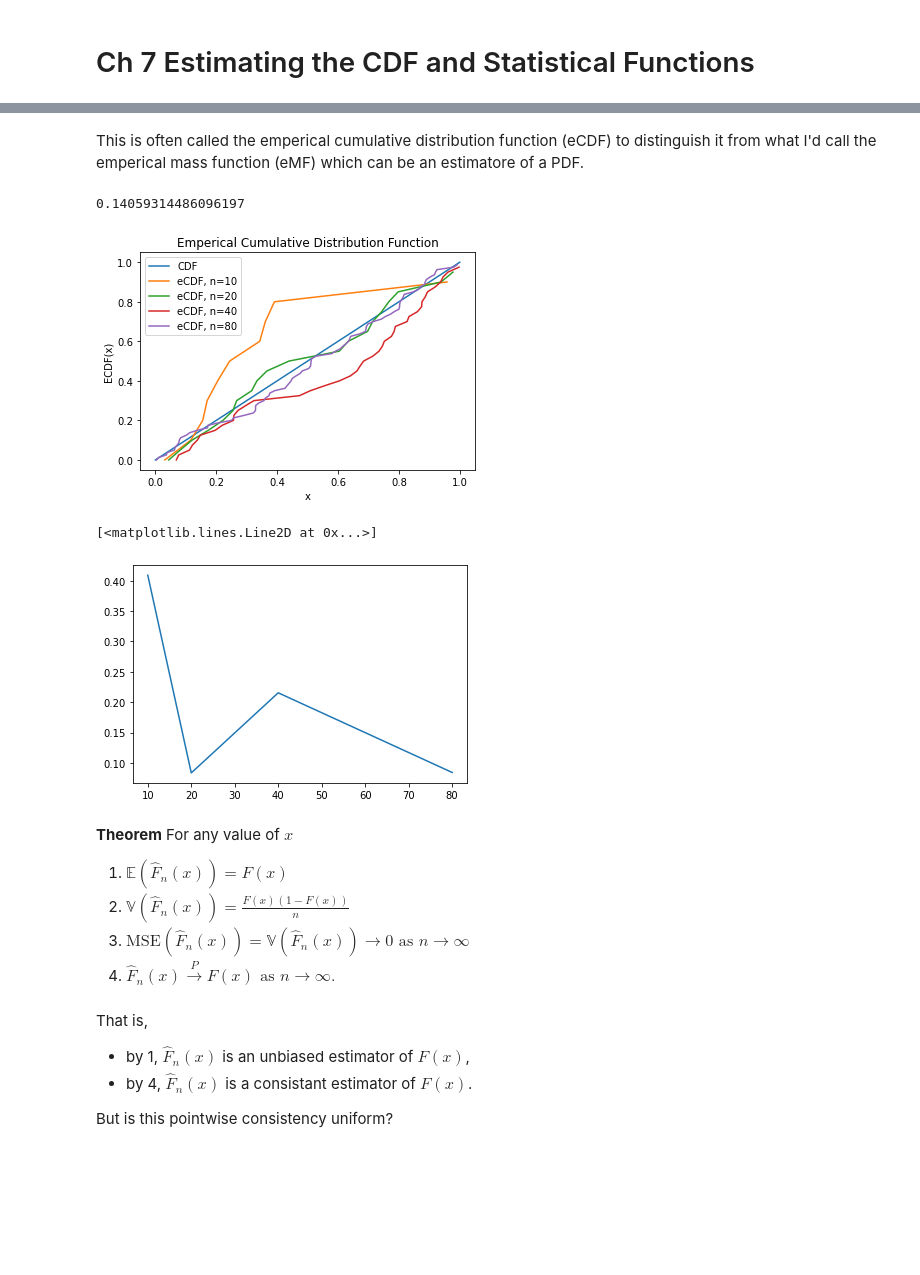
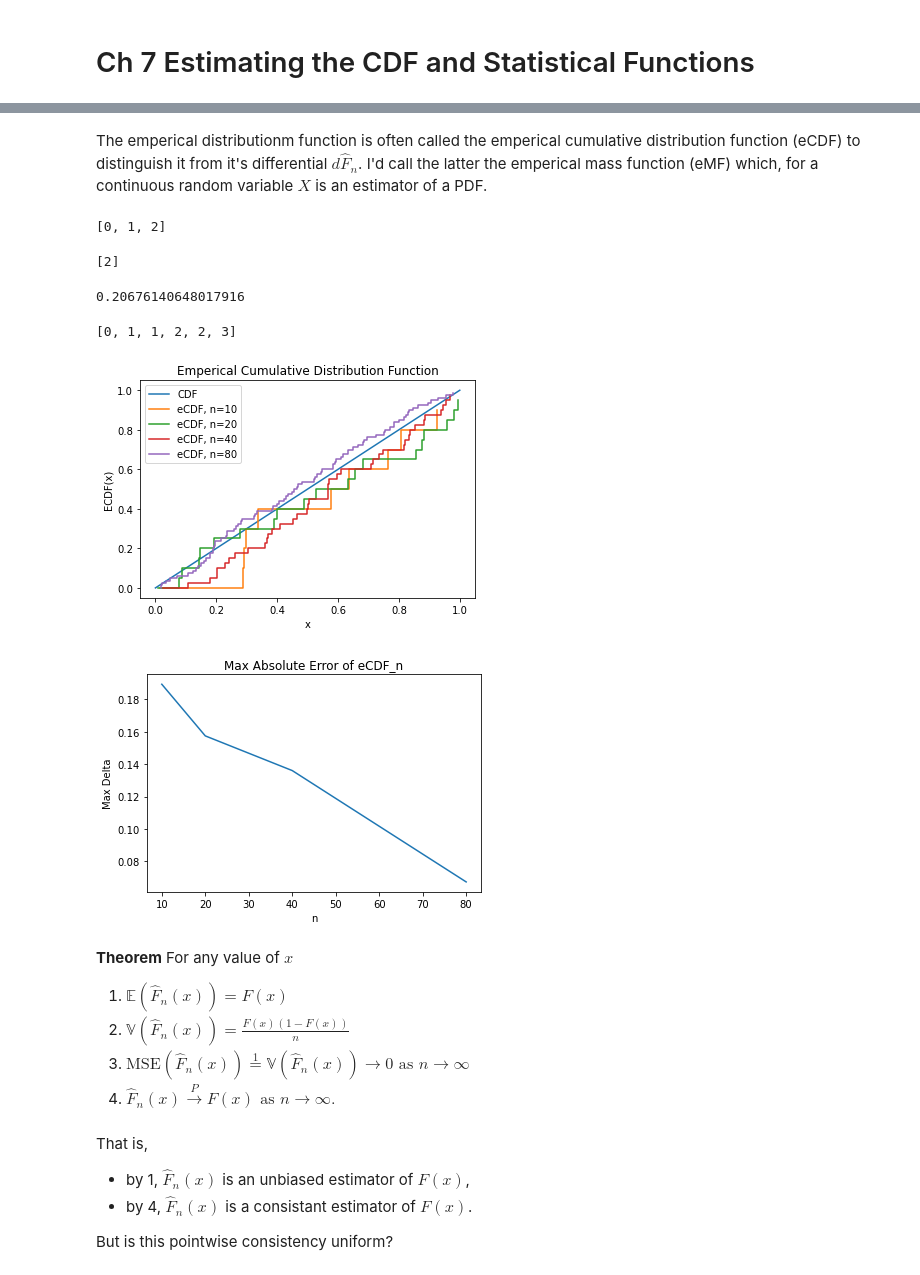
Before and after one commit to davidcherney/Wasserman_notes, a Jupyter notebook: notes_part_II.ipynb, the cells around one changed output, grey strips where cells are left out. Cells and saved outputs as stored; diff of their text form; code cells hidden in the pictures; blank space fills up the shorter version.

```diff
--- a/notes_part_II.ipynb
+++ b/notes_part_II.ipynb
@@ -416,7 +514,17 @@ $$
 \hat{F}_n(x) = \frac{1}{n} \sum_{i=1}^n I(x\geq X_i ).
 $$
 # %% [markdown]
-This is often called the emperical cumulative distribution function (eCDF) to distinguish it from what I'd call the emperical mass function (eMF) which can be an estimatore of a PDF.
+The emperical distributionm function is often called the emperical cumulative distribution function (eCDF) to distinguish it from it's differential $d\hat{F}_n$. I'd call the latter the emperical mass function (eMF) which, for a continuous random variable $X$ is an estimator of a PDF.
+# %%
+ds = [1,2,3]
+ds = [0] + ds[0:-1]
+ds
+# %% [output]
+[0, 1, 2]
+# %%
+ds
+# %% [output]
+[2]
 # %%
 import numpy as np
 import matplotlib.pyplot as plt
@@ -427,33 +535,37 @@ def pdf(xs):
     return xs
 
 def generate_distribution(n_points=10):
+    # Generate points according to a uniform distribution on [0,1]
     xs = sorted(np.random.rand(n_points))
     ecdf = np.asarray([i/n_points for i,x in enumerate(xs)])
     max_deltas = max(abs(ecdf - pdf(xs)))
     return xs, ecdf, max_deltas
 
-# Generate dots to connect for piecewise constant function.
 def double_points(points, ordinate = False):
+    # Generate dots to connect for visualization of piecewise constant function.
     ds = list()
     for p in points:
-        ds.append(p)
-        ds.append(p)
+        ds += [p,p]
     # If input to this function is ordinate, to make piecewise constant function
     # first value is zero and last value is not needed.
     if ordinate == True:
-        ds.append(0)
-        ds.pop()
+        ds = [0] + ds[0:-1]
     return ds
 
 def generate_piecewise_data(n_points):
     xs, ecdf, max_deltas = generate_distribution(n_points)
     xs_doubled = double_points(xs)
     ecdf_doubled = double_points(ecdf, ordinate=True)
+    # print(ecdf_doubled[0])
     return xs_doubled, ecdf_doubled, max_deltas
 
 generate_piecewise_data(10)[2]
 # %% [output]
-0.14059314486096197
+0.20676140648017916
+# %%
+double_points([1,2,3],ordinate=True)
+# %% [output]
+[0, 1, 1, 2, 2, 3]
 # %%
 plt.plot([0,1],[0,1],label="CDF")
 ns = [10,20,40, 80]
@@ -468,17 +580,19 @@ plt.xlabel("x")
 plt.legend()
 plt.show();
 # %% [output]
-[figure, old version]
+[figure, new version]
 # %%
-plt.plot(ns, max_deltas)
+plt.xlabel("n")
+plt.ylabel("Max Delta")
+plt.title("Max Absolute Error of eCDF_n")
+plt.plot(ns, max_deltas);
 # %% [output]
-[<matplotlib.lines.Line2D at 0x...>]
-[figure, old version]
+[figure, new version]
 # %% [markdown]
 **Theorem** For any value of $x$
 1. $\mathbb{E} \left(\hat F_n(x)\right) = F(x)$
 2. $\mathbb{V} \left(\hat F_n(x)\right) = \frac{F(x)(1-F(x))}{n}$
-3. $\text{MSE}\left( \hat F_n(x)\right) = \mathbb{V} \left(\hat F_n(x)\right)
+3. $\text{MSE}\left( \hat F_n(x)\right) \stackrel{1}{=} \mathbb{V} \left(\hat F_n(x)\right)
 \to 0 \text{ as } n\to \infty   $
 4. $\hat F_n(x) \stackrel{P}{\to} F(x) \text{ as } n\to \infty.$
 # %% [markdown]
```
Also changed, not shown: parts of 182 cells of this notebook, 6 other files.
